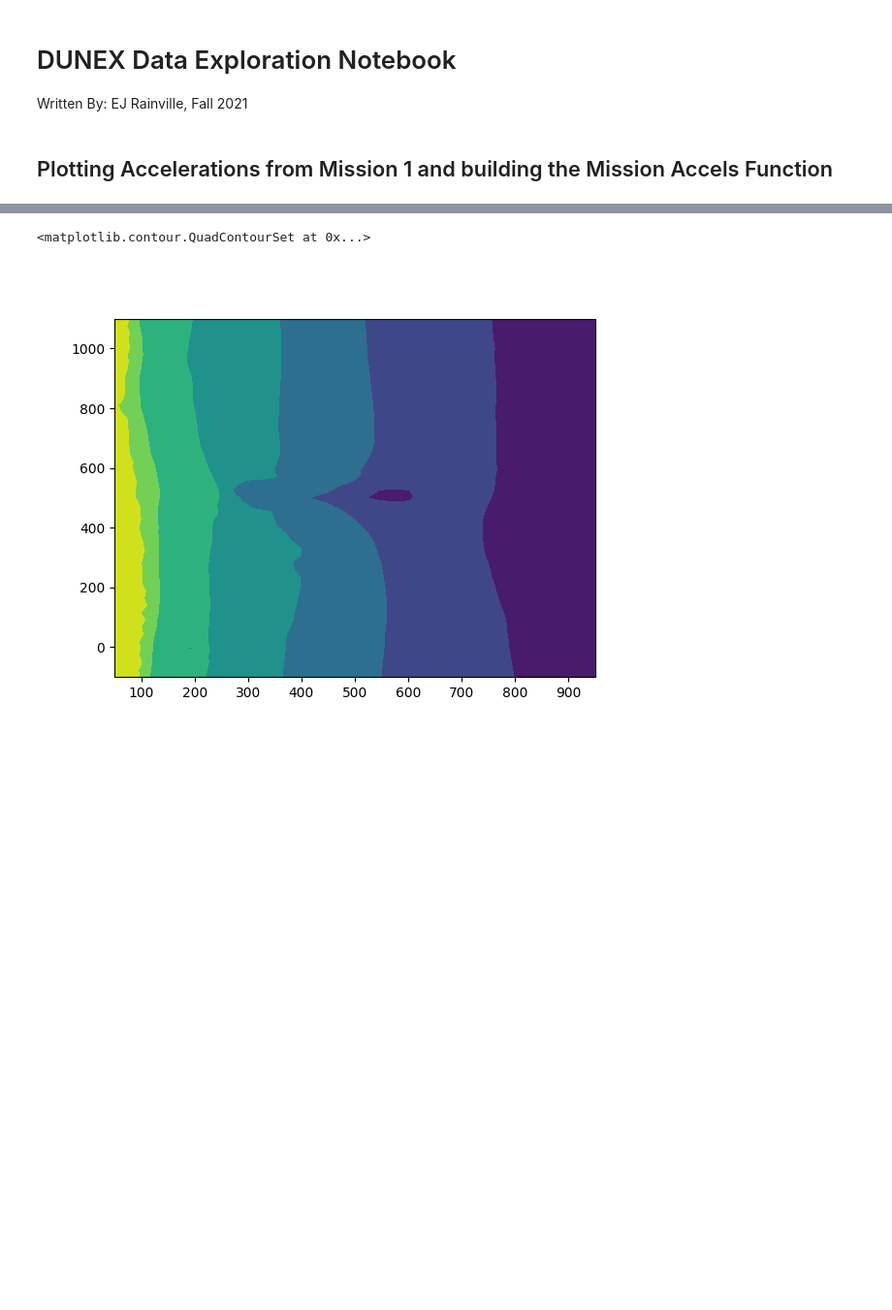
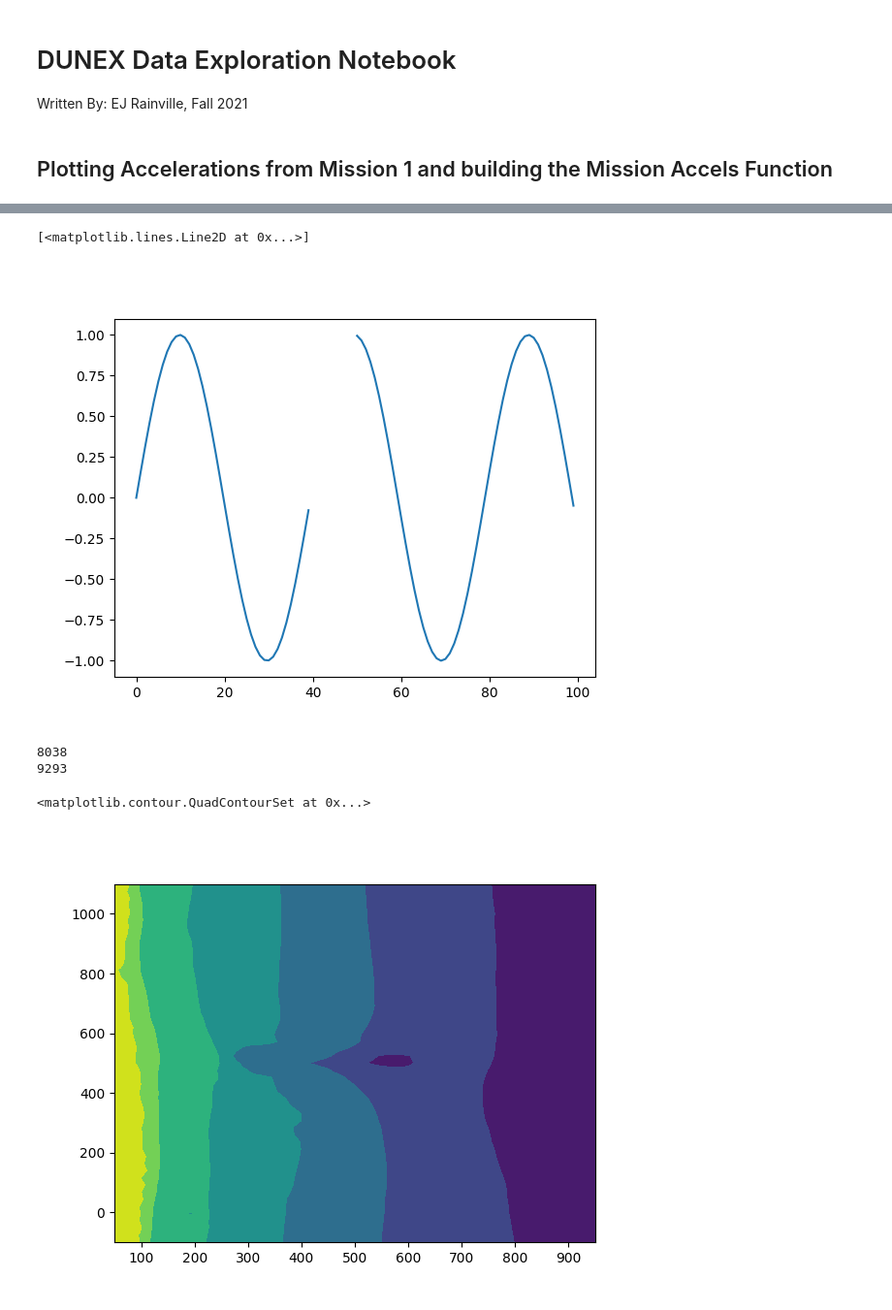
Before and after one commit to SASlabgroup/DUNEXMainExp, a Jupyter notebook: analysis/DUNEX-Data-exploration.ipynb, the cells around one changed output, grey strips where cells are left out. Shown: that part at 97% size. Saved outputs shown, nothing was run; the diff lists cells and outputs as text; code cells hidden in the pictures; blank space fills up the shorter version.

```diff
--- a/analysis/DUNEX-Data-exploration.ipynb
+++ b/analysis/DUNEX-Data-exploration.ipynb
@@ -59,3 +61,24 @@ Sxx_high_freq = Sxx[high_freq_inds]
+# %%
+# Testing missing data points in time series
+x = np.arange(100)
+y = np.sin(x/(2*np.pi))
+
+# Add a few NaN values to test
+y[40:50] = np.NaN
+
+# Plot data
+fig, ax = plt.subplots()
+ax.plot(x,y)
+# %% [output]
+[<matplotlib.lines.Line2D at 0x...>]
+[figure, added]
+# %%
+fig, ax = plt.subplots()
+ax.plot(np.array(mission_dataset['microSWIFT_3']['IMU']['accel_x'][:]), color='k')
+ax.plot(np.array(mission_dataset['microSWIFT_5']['IMU']['accel_x'][:]), color='r')
+# %% [output]
+8038
+9293
 # %%
 # Getting Bathymetry data from FRF data portal
 # Data from September 28th, 2021
```
Also changed, not shown: parts of 2 cells of this notebook.
